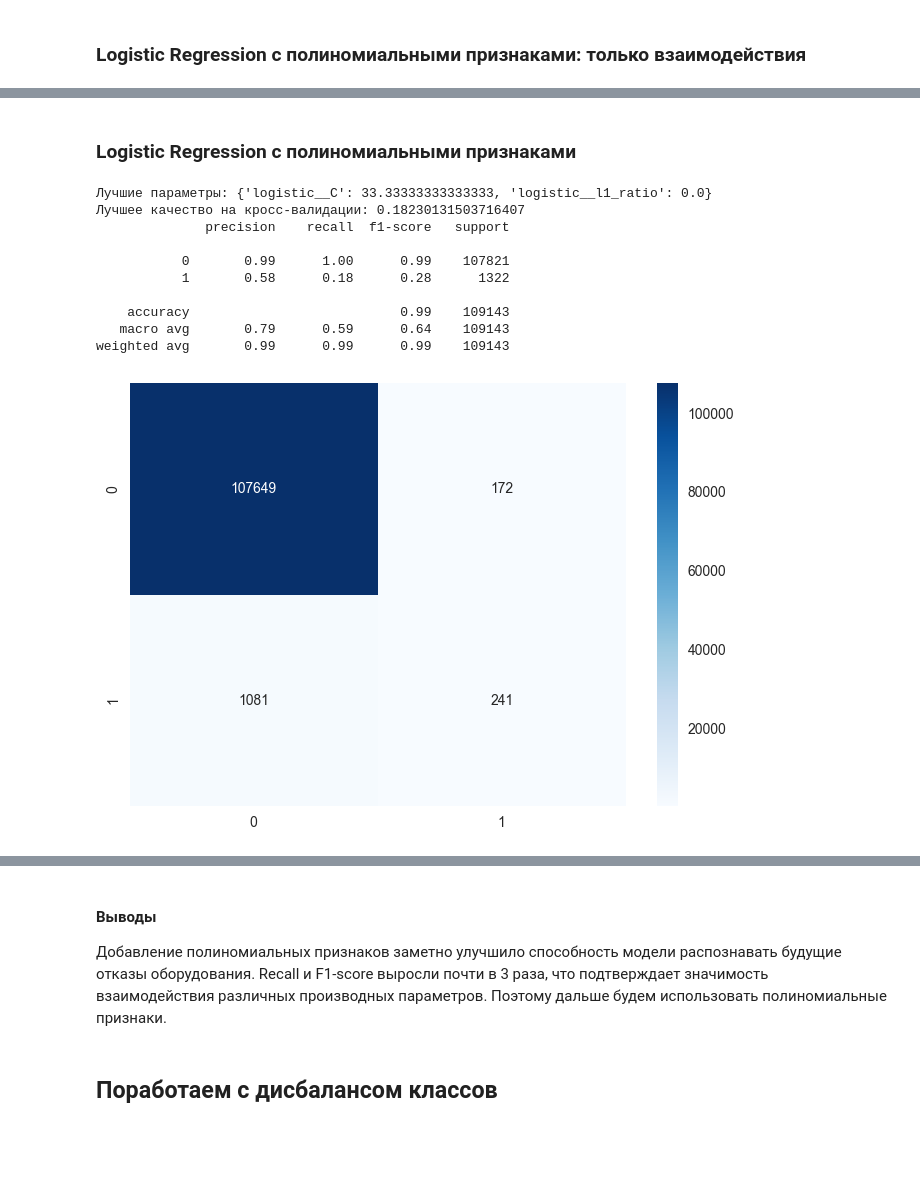
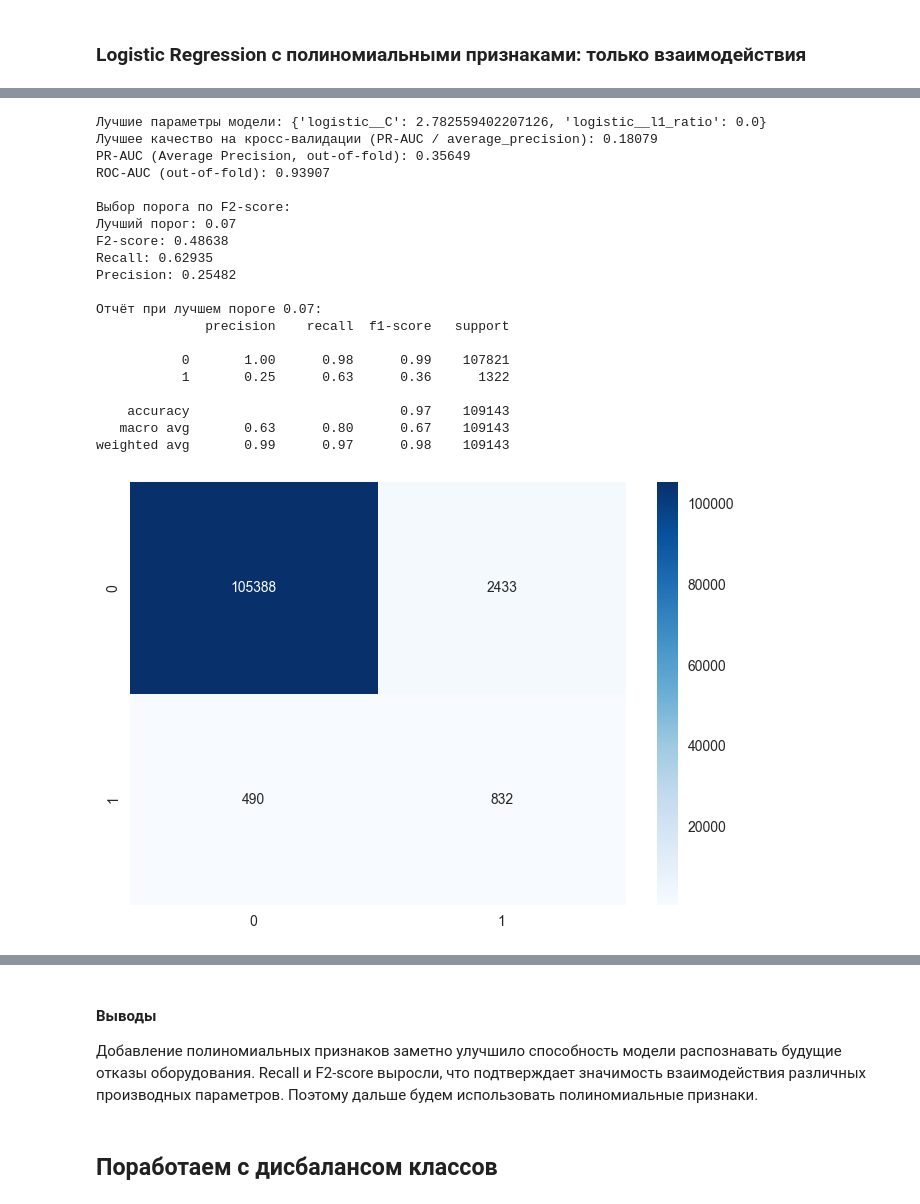
Before and after one commit to aleksandr-novikov/equipment-failure-prediction, a Jupyter notebook: solution.ipynb, the cells around one changed output, grey strips where cells are left out. Saved outputs shown, nothing was run; the diff lists cells and outputs as text; code cells hidden in the pictures; blank space fills up the shorter version.

```diff
--- a/solution.ipynb
+++ b/solution.ipynb
@@ -1217,0 +1219,38 @@ Name: proportion, dtype: float64
+# %%
+# ФИЧИ
+
+categorical_features = ["type"]
+
+num_features = [
+    "air_temperature_k",
+    "process_temperature_k",
+    "rotational_speed_rpm",
+    "torque_nm",
+    "tool_wear_min",
+]
+
+num_features_with_eng = num_features + ["torque_wear_interaction", "power", "temperature_difference"]
+
+features = categorical_features + num_features
+
+features_with_eng = categorical_features + num_features_with_eng
+# %%
+# ТРАНСФОРМЕРЫ
+
+categorical_transformer = OneHotEncoder(drop="first", sparse_output=False)
+
+# Трансформер только для базовых числовых признаков
+transformer = ColumnTransformer(
+    transformers=[
+        ("num", StandardScaler(), num_features),
+        ("cat", categorical_transformer, categorical_features),
+    ]
+)
+
+# Трансформер для базовых + инженерных признаков
+transformer_with_eng = ColumnTransformer(
+    transformers=[
+        ("num", StandardScaler(), num_features_with_eng),
+        ("cat", categorical_transformer, categorical_features),
+    ]
+)
@@ -1441,28 +1584,38 @@ weighted avg       0.98      0.99      0.98    109143
-# %% [markdown]
-### Logistic Regression с полиномиальными признаками
 # %%
 param_grid = {
     "logistic__l1_ratio": np.linspace(0, 1, 10),
-    "logistic__C": np.linspace(0, 100, 10),
+    "logistic__C": np.logspace(-4, 1, 10),
 }
 
 gs = GridSearchCV(
-    base_poly2_logreg_pipeline,
+    poly2_logreg_pipeline,
     param_grid=param_grid,
     cv=skf,
     scoring="recall",
     n_jobs=-1,
 )
+
 fit_and_predict(gs)
+plot_threshold_metrics(gs)
 # %% [output]
-Лучшие параметры: {'logistic__C': 33.33333333333333, 'logistic__l1_ratio': 0.0}
-Лучшее качество на кросс-валидации: 0.18230131503716407
+Лучшие параметры модели: {'logistic__C': 2.782559402207126, 'logistic__l1_ratio': 0.0}
+Лучшее качество на кросс-валидации (PR-AUC / average_precision): 0.18079
+PR-AUC (Average Precision, out-of-fold): 0.35649
+ROC-AUC (out-of-fold): 0.93907
+
+Выбор порога по F2-score:
+Лучший порог: 0.07
+F2-score: 0.48638
+Recall: 0.62935
+Precision: 0.25482
+
+Отчёт при лучшем пороге 0.07:
               precision    recall  f1-score   support
 
-           0       0.99      1.00      0.99    107821
-           1       0.58      0.18      0.28      1322
+           0       1.00      0.98      0.99    107821
+           1       0.25      0.63      0.36      1322
 
-    accuracy                           0.99    109143
-   macro avg       0.79      0.59      0.64    109143
-weighted avg       0.99      0.99      0.99    109143
+    accuracy                           0.97    109143
+   macro avg       0.63      0.80      0.67    109143
+weighted avg       0.99      0.97      0.98    109143
-[figure, old version]
+[figure, new version]
@@ -1469,7 +1623,7 @@ weighted avg       0.99      0.99      0.99    109143
 # %% [markdown]
 #### Выводы
 
-Добавление полиномиальных признаков заметно улучшило способность модели распознавать будущие отказы оборудования. Recall и F1-score выросли почти в 3 раза, что подтверждает значимость взаимодействия различных производных параметров.
+Добавление полиномиальных признаков заметно улучшило способность модели распознавать будущие отказы оборудования. Recall и F2-score выросли, что подтверждает значимость взаимодействия различных производных параметров.
 Поэтому дальше будем использовать полиномиальные признаки.
 # %% [markdown]
 ## Поработаем с дисбалансом классов
```
Also changed, not shown: parts of 25 cells of this notebook.
